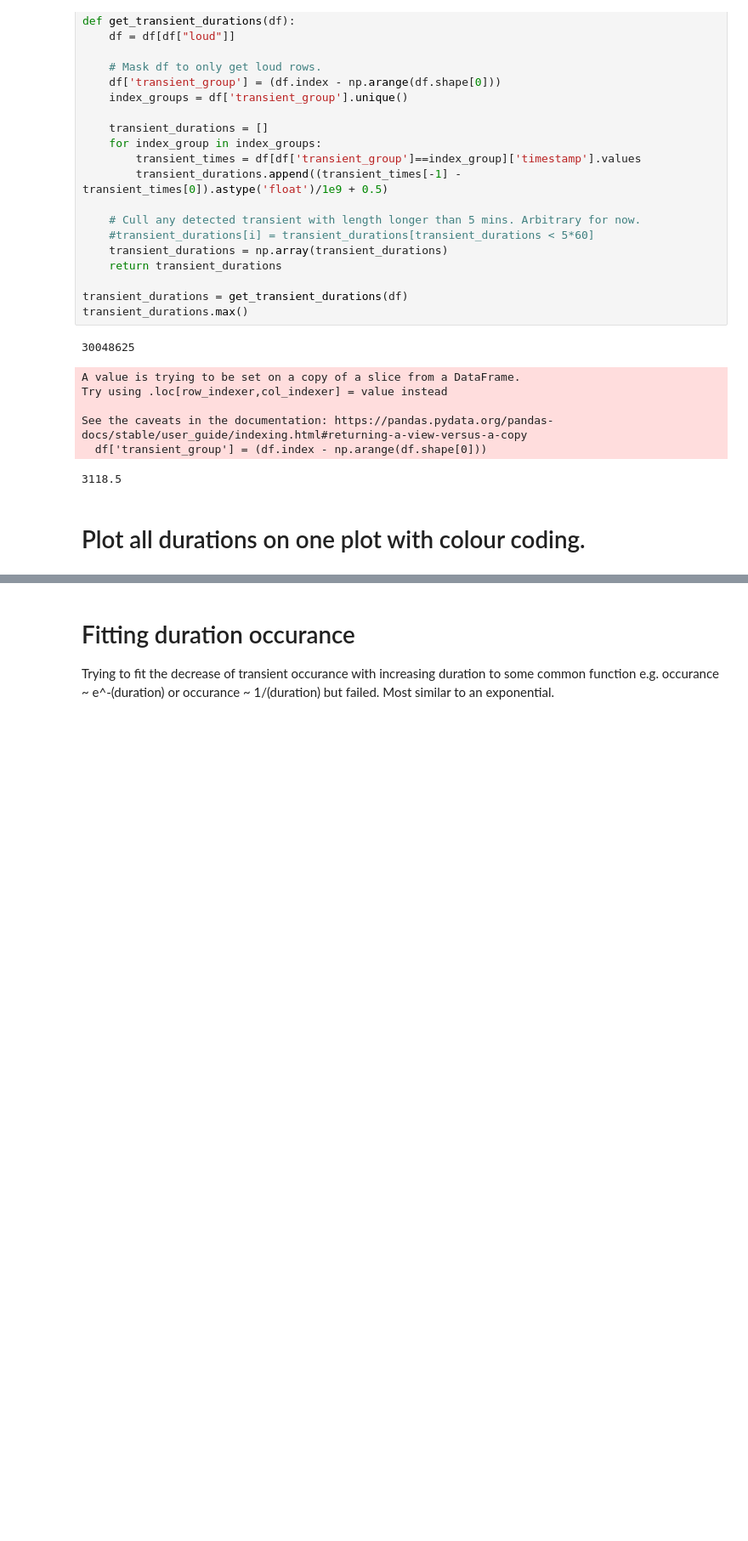
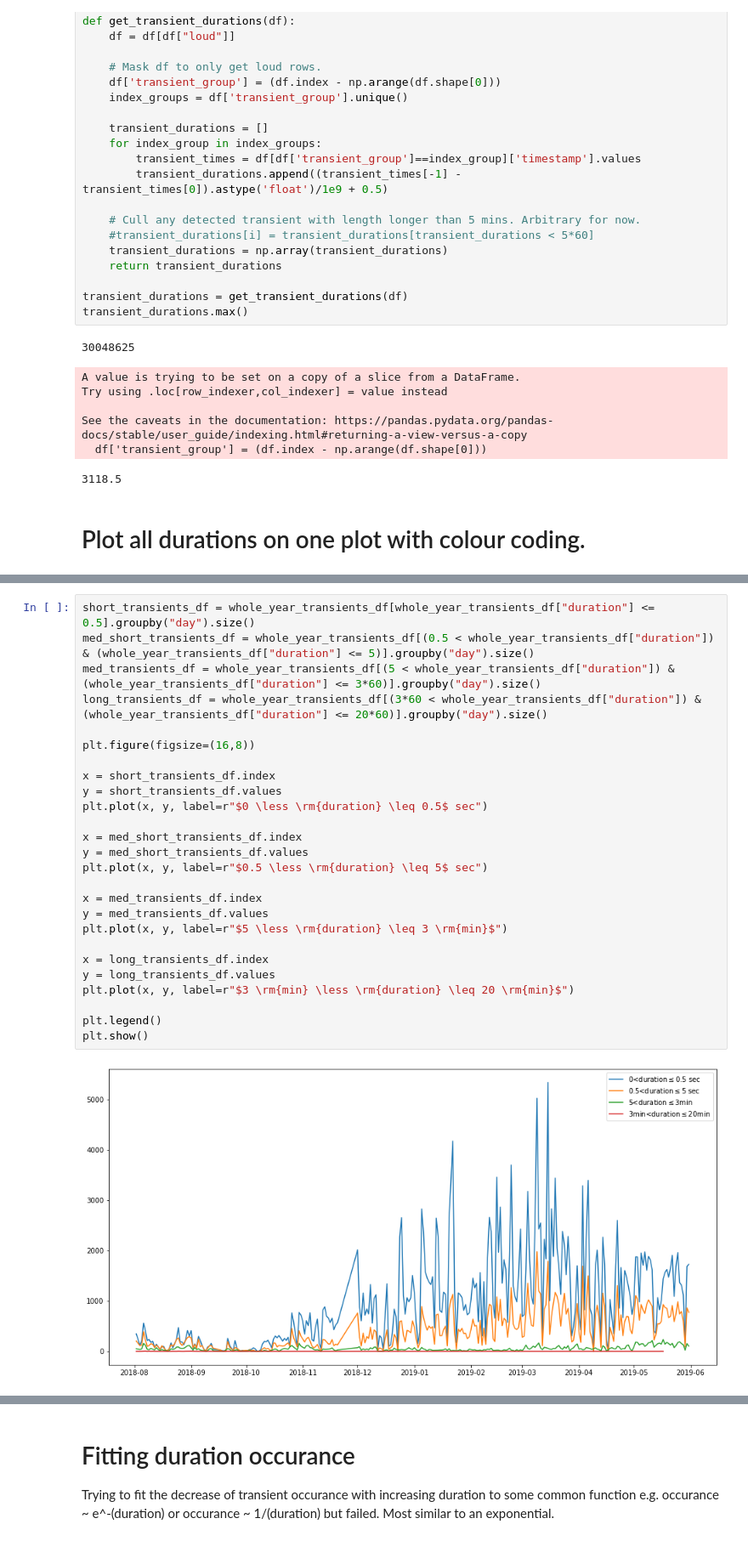
Before and after one commit to georgeamccarthy/acoustic-data-science-cambay, a Jupyter notebook: notebooks/14-GM-get_transients.ipynb, the cells around one changed output, grey strips where cells are left out. Shown at 85% size. Drawn from its saved outputs; the diff is of its cells as text; blank space fills up the shorter version.

```diff
--- a/notebooks/14-GM-get_transients.ipynb
+++ b/notebooks/14-GM-get_transients.ipynb
@@ -366,0 +320,28 @@ Length: 367, dtype: int64
+# %%
+short_transients_df = whole_year_transients_df[whole_year_transients_df["duration"] <= 0.5].groupby("day").size()
+med_short_transients_df = whole_year_transients_df[(0.5 < whole_year_transients_df["duration"]) & (whole_year_transients_df["duration"] <= 5)].groupby("day").size()
+med_transients_df = whole_year_transients_df[(5 < whole_year_transients_df["duration"]) & (whole_year_transients_df["duration"] <= 3*60)].groupby("day").size()
+long_transients_df = whole_year_transients_df[(3*60 < whole_year_transients_df["duration"]) & (whole_year_transients_df["duration"] <= 20*60)].groupby("day").size()
+
+plt.figure(figsize=(16,8))
+
+x = short_transients_df.index
+y = short_transients_df.values
+plt.plot(x, y, label=r"$0 \less \rm{duration} \leq 0.5$ sec")
+
+x = med_short_transients_df.index
+y = med_short_transients_df.values
+plt.plot(x, y, label=r"$0.5 \less \rm{duration} \leq 5$ sec")
+
+x = med_transients_df.index
+y = med_transients_df.values
+plt.plot(x, y, label=r"$5 \less \rm{duration} \leq 3 \rm{min}$")
+
+x = long_transients_df.index
+y = long_transients_df.values
+plt.plot(x, y, label=r"$3 \rm{min} \less \rm{duration} \leq 20 \rm{min}$")
+
+plt.legend()
+plt.show()
+# %% [output]
+[figure, added]
```
Also changed, not shown: parts of 31 cells of this notebook, 30 other files.
